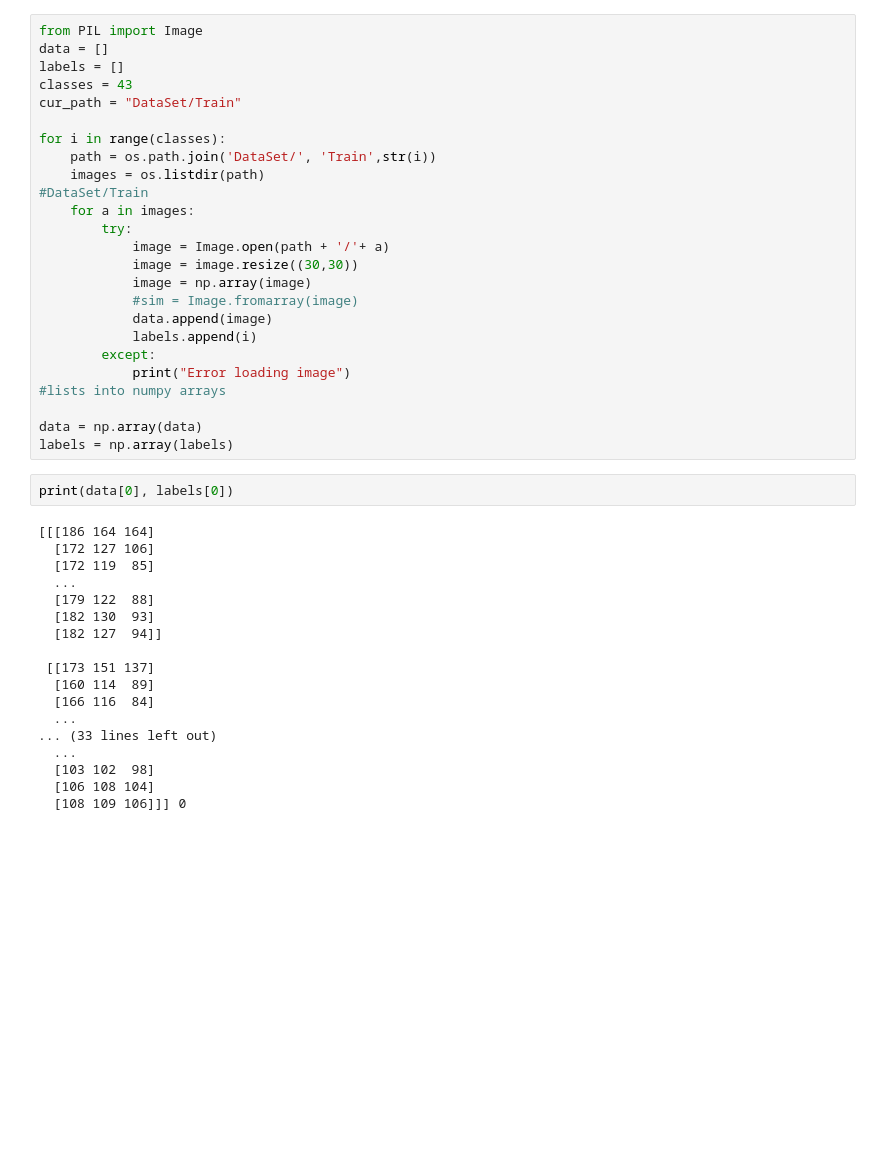
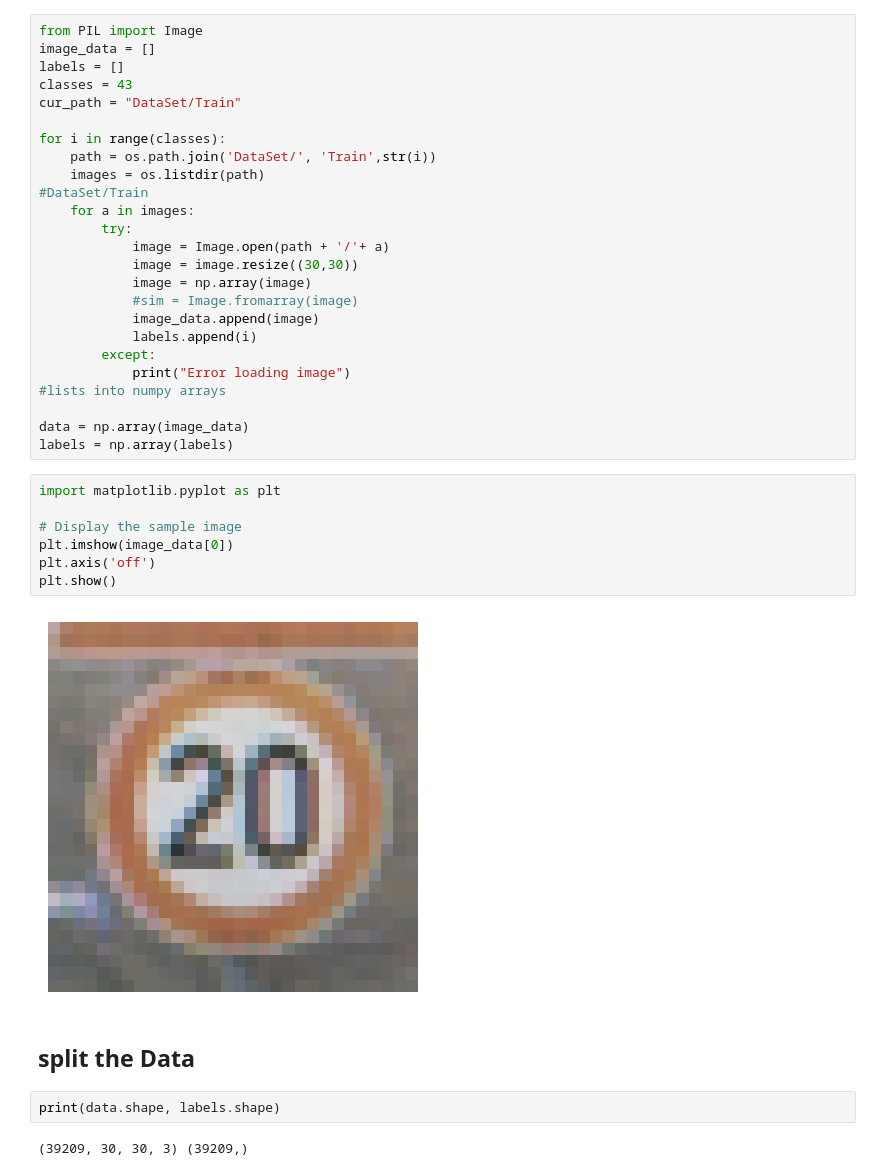
Before and after one commit to TariqAlhathloul/GTS_CNN, a Jupyter notebook: GTS_CNN.ipynb, the cells around one changed output. Cells and saved outputs as stored; diff of their text form; blank space fills up the shorter version.

```diff
--- a/GTS_CNN.ipynb
+++ b/GTS_CNN.ipynb
@@ -15,6 +15,6 @@ from tensorflow.keras.layers import Conv2D, MaxPool2D, Dense, Flatten, Dropout
 # %%
 from PIL import Image
-data = []
+image_data = []
 labels = []
 classes = 43
 cur_path = "DataSet/Train"
@@ -29,31 +29,26 @@ for i in range(classes):
             image = image.resize((30,30))
             image = np.array(image)
             #sim = Image.fromarray(image)
-            data.append(image)
+            image_data.append(image)
             labels.append(i)
         except:
             print("Error loading image")
 #lists into numpy arrays
 
-data = np.array(data)
+data = np.array(image_data)
 labels = np.array(labels)
+# %%
+import matplotlib.pyplot as plt
+
+# Display the sample image
+plt.imshow(image_data[0])
+plt.axis('off')
+plt.show()
+# %% [output]
+[figure, added]
+# %% [markdown]
+## split the Data
 # %%
-print(data[0], labels[0])
+print(data.shape, labels.shape)
 # %% [output]
-[[[186 164 164]
-  [172 127 106]
-  [172 119  85]
-  ...
-  [179 122  88]
-  [182 130  93]
-  [182 127  94]]
-
- [[173 151 137]
-  [160 114  89]
-  [166 116  84]
-  ...
-... (33 lines left out)
-  ...
-  [103 102  98]
-  [106 108 104]
-  [108 109 106]]] 0
+(39209, 30, 30, 3) (39209,)
```
Also changed, not shown: parts of 18 cells of this notebook.
